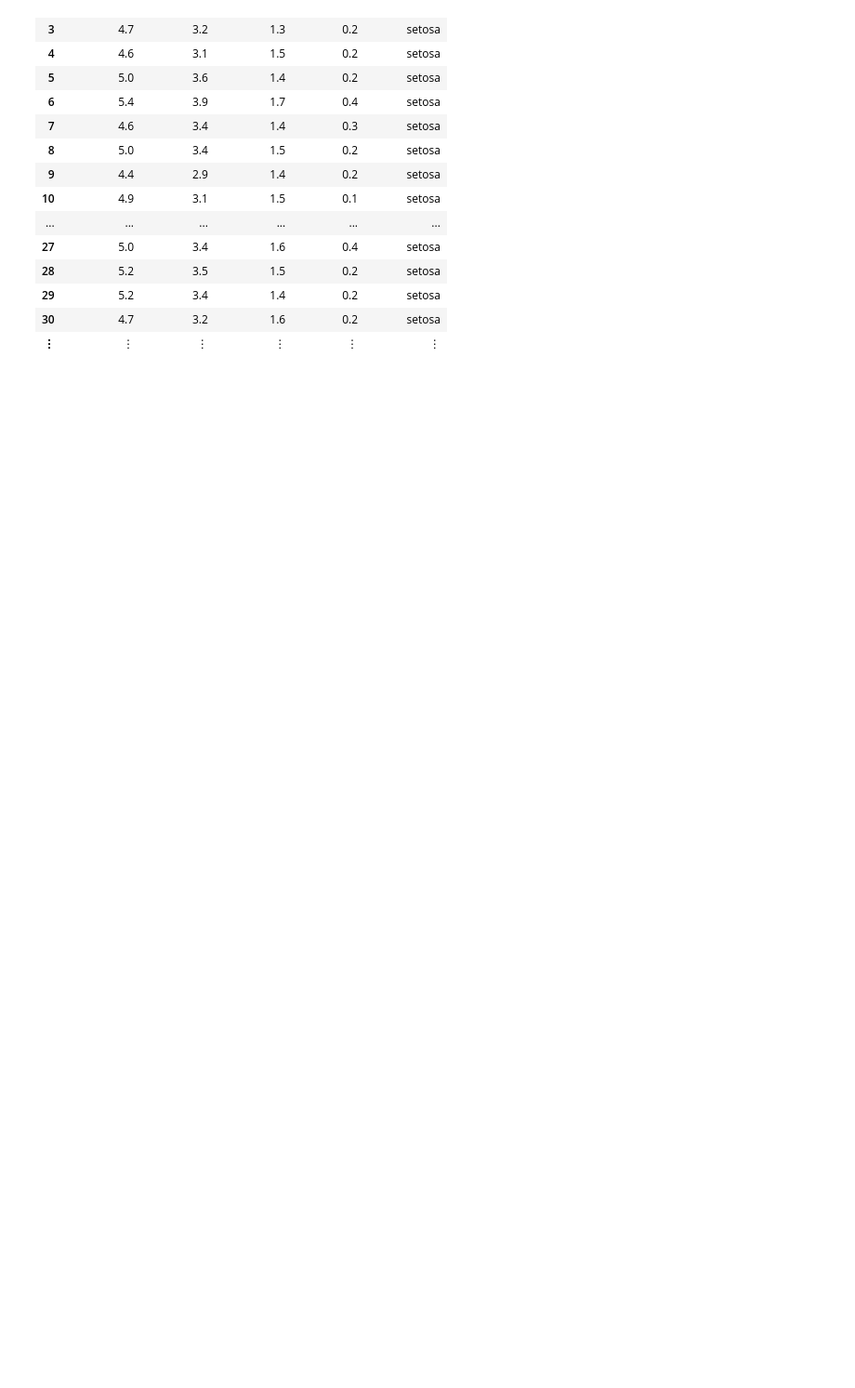
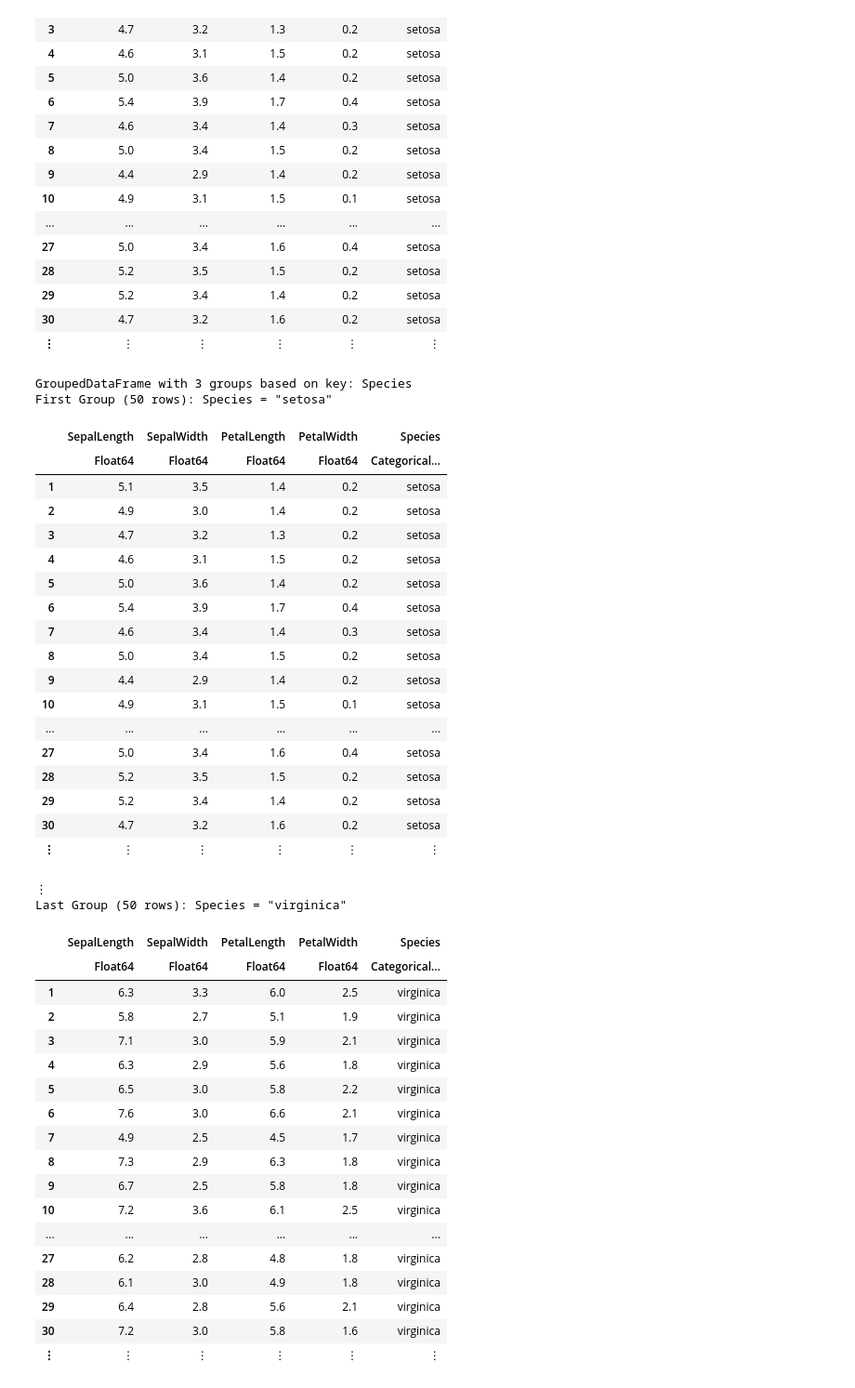
Before and after one commit to marcosfede/julia_talk, a Jupyter notebook: talk.ipynb, the cells around one changed output. Shown: that part at 93% size. Cells and saved outputs as stored; diff of their text form; code cells hidden in the pictures; blank space fills up the shorter version.

```diff
--- a/talk.ipynb
+++ b/talk.ipynb
@@ -716,3 +646,46 @@ df[df[:Species] .== "setosa", :]
 | 29 | 5.2 | 3.4 | 1.4 | 0.2 | setosa |
 | 30 | 4.7 | 3.2 | 1.6 | 0.2 | setosa |
 | ⋮ | ⋮ | ⋮ | ⋮ | ⋮ | ⋮ |
+# %%
+groupby(df, :Species)
+# %% [output]
+GroupedDataFrame with 3 groups based on key: Species
+First Group (50 rows): Species = "setosa"
+|  | SepalLength | SepalWidth | PetalLength | PetalWidth | Species |
+|  | Float64 | Float64 | Float64 | Float64 | Categorical… |
+| 1 | 5.1 | 3.5 | 1.4 | 0.2 | setosa |
+| 2 | 4.9 | 3.0 | 1.4 | 0.2 | setosa |
+| 3 | 4.7 | 3.2 | 1.3 | 0.2 | setosa |
+| 4 | 4.6 | 3.1 | 1.5 | 0.2 | setosa |
+| 5 | 5.0 | 3.6 | 1.4 | 0.2 | setosa |
+| 6 | 5.4 | 3.9 | 1.7 | 0.4 | setosa |
+| 7 | 4.6 | 3.4 | 1.4 | 0.3 | setosa |
+| 8 | 5.0 | 3.4 | 1.5 | 0.2 | setosa |
+| 9 | 4.4 | 2.9 | 1.4 | 0.2 | setosa |
+| 10 | 4.9 | 3.1 | 1.5 | 0.1 | setosa |
+| ... | ... | ... | ... | ... | ... |
+| 27 | 5.0 | 3.4 | 1.6 | 0.4 | setosa |
+| 28 | 5.2 | 3.5 | 1.5 | 0.2 | setosa |
+| 29 | 5.2 | 3.4 | 1.4 | 0.2 | setosa |
+| 30 | 4.7 | 3.2 | 1.6 | 0.2 | setosa |
+| ⋮ | ⋮ | ⋮ | ⋮ | ⋮ | ⋮ |
+⋮
+Last Group (50 rows): Species = "virginica"
+|  | SepalLength | SepalWidth | PetalLength | PetalWidth | Species |
+|  | Float64 | Float64 | Float64 | Float64 | Categorical… |
+| 1 | 6.3 | 3.3 | 6.0 | 2.5 | virginica |
+| 2 | 5.8 | 2.7 | 5.1 | 1.9 | virginica |
+| 3 | 7.1 | 3.0 | 5.9 | 2.1 | virginica |
+| 4 | 6.3 | 2.9 | 5.6 | 1.8 | virginica |
+| 5 | 6.5 | 3.0 | 5.8 | 2.2 | virginica |
+| 6 | 7.6 | 3.0 | 6.6 | 2.1 | virginica |
+| 7 | 4.9 | 2.5 | 4.5 | 1.7 | virginica |
+| 8 | 7.3 | 2.9 | 6.3 | 1.8 | virginica |
+| 9 | 6.7 | 2.5 | 5.8 | 1.8 | virginica |
+| 10 | 7.2 | 3.6 | 6.1 | 2.5 | virginica |
+| ... | ... | ... | ... | ... | ... |
+| 27 | 6.2 | 2.8 | 4.8 | 1.8 | virginica |
+| 28 | 6.1 | 3.0 | 4.9 | 1.8 | virginica |
+| 29 | 6.4 | 2.8 | 5.6 | 2.1 | virginica |
+| 30 | 7.2 | 3.0 | 5.8 | 1.6 | virginica |
+| ⋮ | ⋮ | ⋮ | ⋮ | ⋮ | ⋮ |
```
Also changed, not shown: parts of 41 cells of this notebook, 5 other files.
